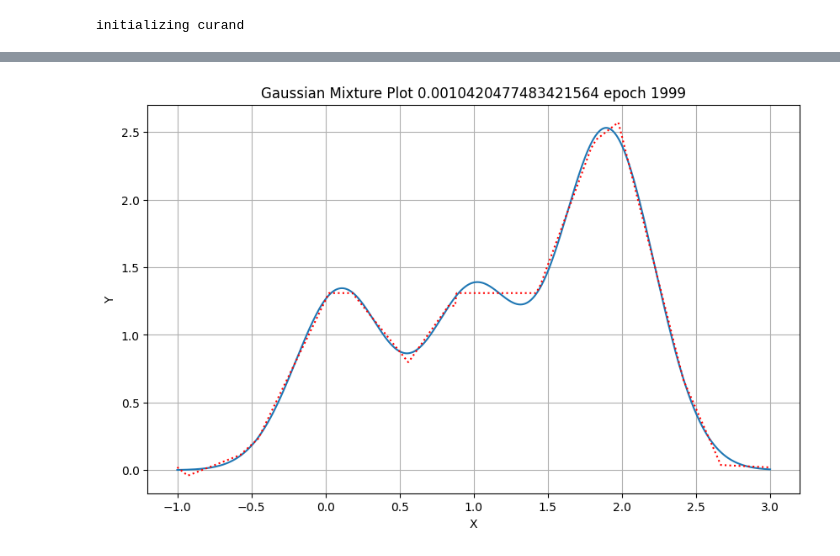
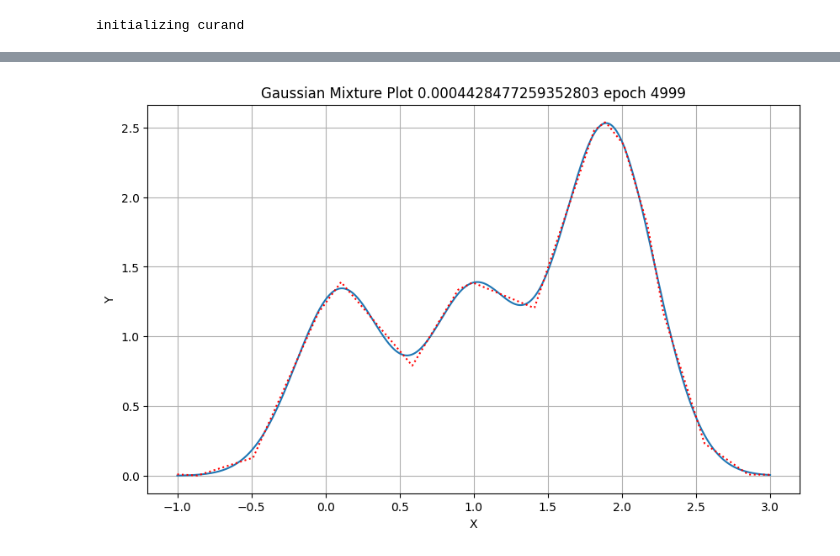
Before and after one commit to Mark123M/evolutionary-NN-optimizer, a Jupyter notebook: diff_evolution_fused.ipynb, the cells around one changed output, grey strips where cells are left out. Saved outputs shown, nothing was run; the diff lists cells and outputs as text; code cells hidden in the pictures.

Commit message:
adjusted batch

```diff
--- a/diff_evolution_fused.ipynb
+++ b/diff_evolution_fused.ipynb
@@ -462,7 +460,7 @@ def gaussian(x, mu):
 def gaussian_mixture(x):
     return gaussian(x, theta[0]) + gaussian(x, theta[1]) + gaussian(x, theta[2]) + gaussian(x, theta[3])
 
-batch_size = 400000
+batch_size = 10000
 
 class DE_NN(nn.Module):
     def __init__(self, NP, CR, F):
@@ -511,7 +509,7 @@ class DE_NN(nn.Module):
         fy = L(self.forward_all(X, y_layers, y_biases), Y).mean(dim = 2).squeeze(-1)
         diff_evo.de_update_cuda(self.NP, self.layers, self.biases, y_layers, y_biases, self.fx, fy, self.min_f, self.best_model)
 # %%
-epochs = 2000
+epochs = 5000
 
 NP = 44
 CR = 0.9
@@ -525,32 +523,32 @@ Y = Y.unsqueeze(0).expand(NP, 1, batch_size)
 print(X.shape, Y.shape)
 
 model = DE_NN(NP, CR, F).to(device)
-model = torch.compile(model, mode='default')
+model = torch.compile(model, mode="max-autotune")
 print('pcg with max size', model.max_size)
 L = nn.MSELoss(reduction='none')
 
 Y_pred = model.forward_all(X, model.layers, model.biases)
 print(Y_pred.shape)
 
 
 for e in range(epochs):
     model.step(X, Y, L, 'block')
     if e % 100 == 0 or e == epochs - 1:
         with torch.no_grad():
             test_X = torch.linspace(-1, 3, 1000).unsqueeze(0)
             test_Y = gaussian_mixture(test_X)
             model_Y = model(test_X.to(device)).cpu()
             # Clear the previous output before plotting
             clear_output(wait=True)
             plt.figure(figsize=(10, 6))
             plt.plot(test_X.numpy()[0], test_Y.numpy()[0], label='Gaussian Mixture')
             plt.plot(test_X.numpy()[0], model_Y.numpy()[0], label='Predictions', color='red', linestyle='dotted')
             plt.title(f'Gaussian Mixture Plot {model.min_f.item()} epoch {e}')
             plt.xlabel('X')
             plt.ylabel('Y')
             plt.grid(True)
             plt.show()
 
 diff_evo.pcg_destroy()
 # %% [output]
-[figure, old version]
+[figure, new version]
```
Also changed, not shown: parts of 4 cells of this notebook, 1 other file.
